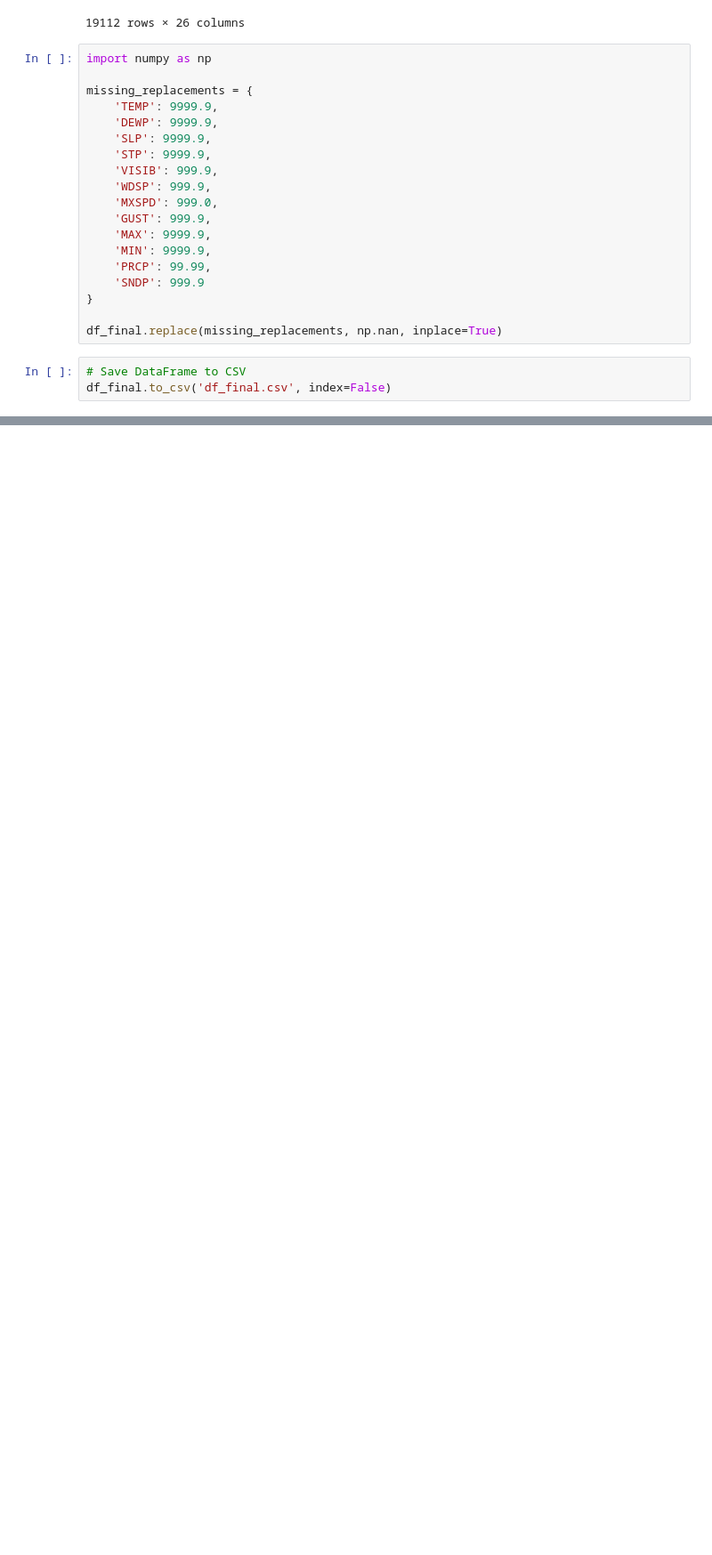
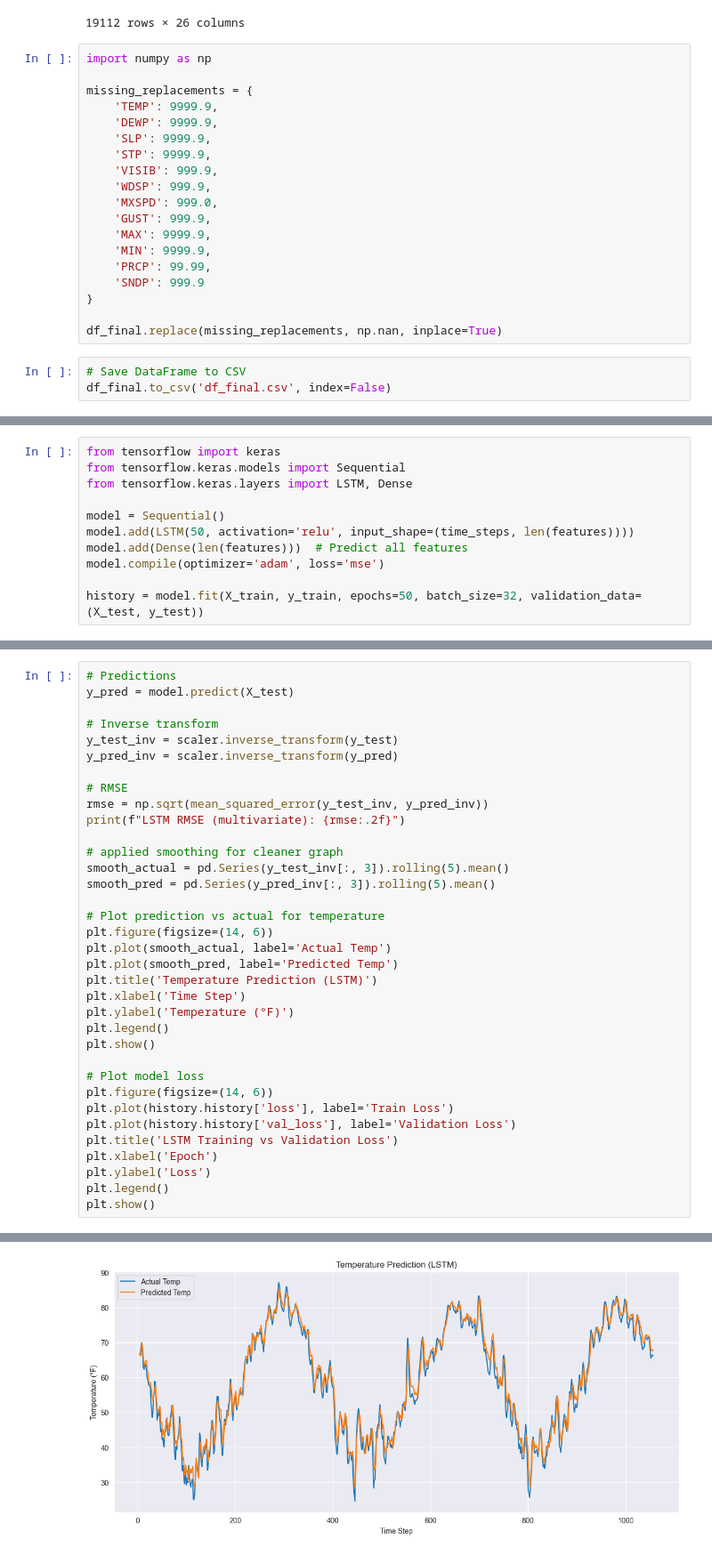
Before and after one commit to kielsara/IS525-Final, a Jupyter notebook: data cleaning and exploration.ipynb, the cells around one changed output, grey strips where cells are left out. Shown: that part at 89% size. Saved outputs shown, nothing was run; the diff lists cells and outputs as text; blank space fills up the shorter version.

```diff
--- a/data cleaning and exploration.ipynb
+++ b/data cleaning and exploration.ipynb
@@ -143,0 +611,11 @@ df_final.to_csv('df_final.csv', index=False)
+# %%
+from tensorflow import keras
+from tensorflow.keras.models import Sequential
+from tensorflow.keras.layers import LSTM, Dense
+
+model = Sequential()
+model.add(LSTM(50, activation='relu', input_shape=(time_steps, len(features))))
+model.add(Dense(len(features)))  # Predict all features
+model.compile(optimizer='adam', loss='mse')
+
+history = model.fit(X_train, y_train, epochs=50, batch_size=32, validation_data=(X_test, y_test))
@@ -143,0 +640,36 @@ df_final.to_csv('df_final.csv', index=False)
+# %%
+# Predictions
+y_pred = model.predict(X_test)
+
+# Inverse transform
+y_test_inv = scaler.inverse_transform(y_test)
+y_pred_inv = scaler.inverse_transform(y_pred)
+
+# RMSE
+rmse = np.sqrt(mean_squared_error(y_test_inv, y_pred_inv))
+print(f"LSTM RMSE (multivariate): {rmse:.2f}")
+
+# applied smoothing for cleaner graph
+smooth_actual = pd.Series(y_test_inv[:, 3]).rolling(5).mean()
+smooth_pred = pd.Series(y_pred_inv[:, 3]).rolling(5).mean()
+
+# Plot prediction vs actual for temperature
+plt.figure(figsize=(14, 6))
+plt.plot(smooth_actual, label='Actual Temp')
+plt.plot(smooth_pred, label='Predicted Temp')
+plt.title('Temperature Prediction (LSTM)')
+plt.xlabel('Time Step')
+plt.ylabel('Temperature (°F)')
+plt.legend()
+plt.show()
+
+# Plot model loss
+plt.figure(figsize=(14, 6))
+plt.plot(history.history['loss'], label='Train Loss')
+plt.plot(history.history['val_loss'], label='Validation Loss')
+plt.title('LSTM Training vs Validation Loss')
+plt.xlabel('Epoch')
+plt.ylabel('Loss')
+plt.legend()
+plt.show()
+# %% [output]
@@ -143,0 +678 @@ df_final.to_csv('df_final.csv', index=False)
+[figure, added]
```
Also changed, not shown: parts of 36 cells of this notebook, 8 other files.
